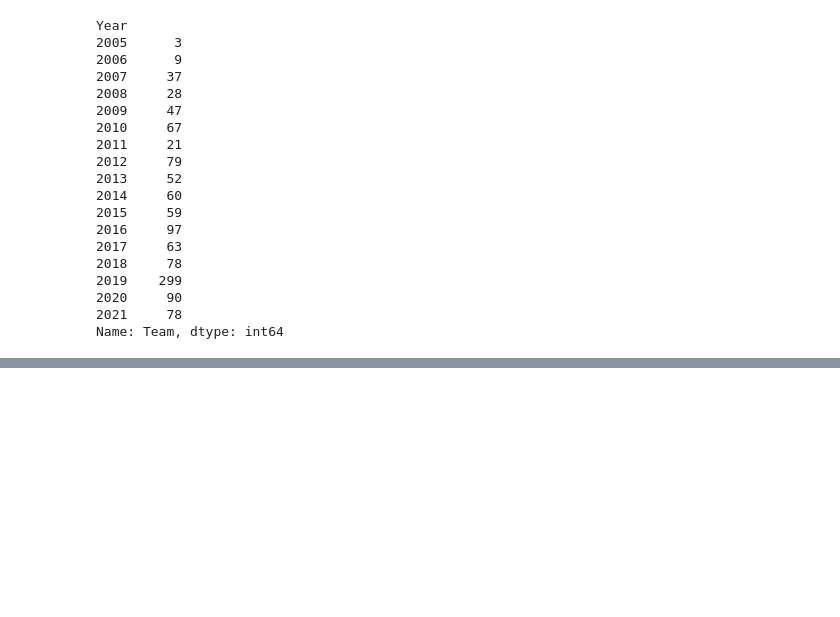
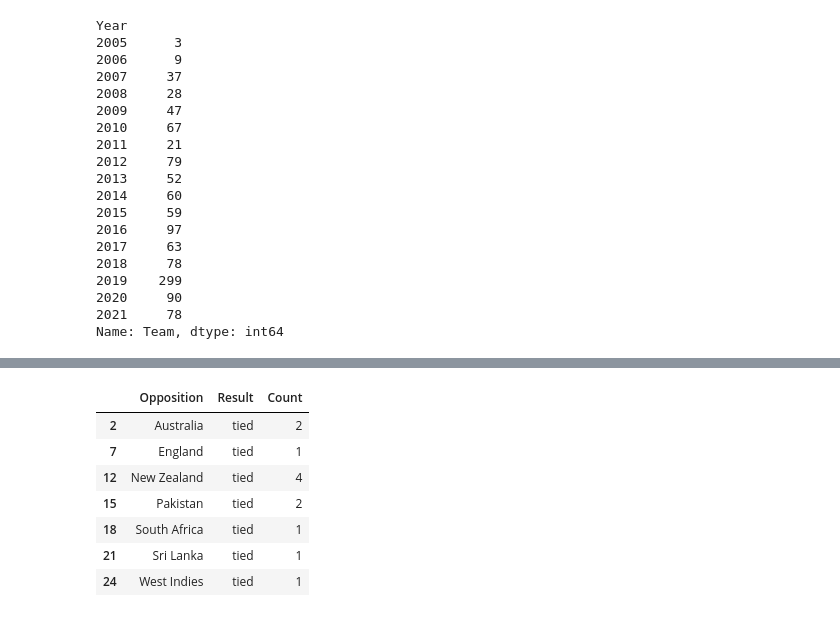
Before and after one commit to VicodinAbuser/Cricket-Predictvie-Analytics-Experimentation, a Jupyter notebook: Ind SL T20I Predictive Analytics.ipynb, the cells around one changed output, grey strips where cells are left out. Drawn from its saved outputs; the diff is of its cells as text; code cells hidden in the pictures; blank space fills up the shorter version.

```diff
--- a/Ind SL T20I Predictive Analytics.ipynb
+++ b/Ind SL T20I Predictive Analytics.ipynb
@@ -182,0 +204,12 @@ all_t20is_ever_refined[['Result', 'Bat']].drop_duplicates().sort_values('Result'
+# %%
+x_won = y[y['Result']=='tied']
+x_won
+# %% [output]
+|  | Opposition | Result | Count |
+| 2 | Australia | tied | 2 |
+| 7 | England | tied | 1 |
+| 12 | New Zealand | tied | 4 |
+| 15 | Pakistan | tied | 2 |
+| 18 | South Africa | tied | 1 |
+| 21 | Sri Lanka | tied | 1 |
+| 24 | West Indies | tied | 1 |
```
Also changed, not shown: parts of 20 cells of this notebook, 1 other file.
